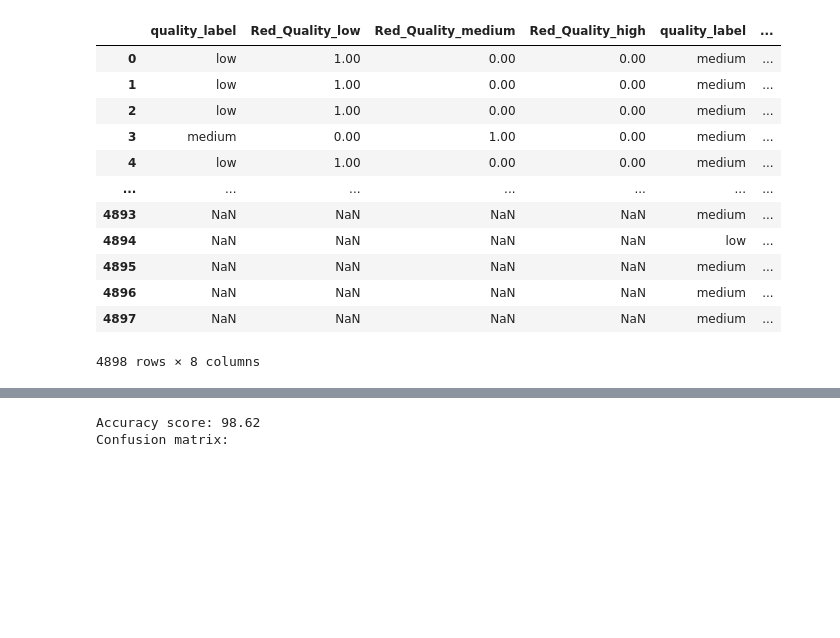
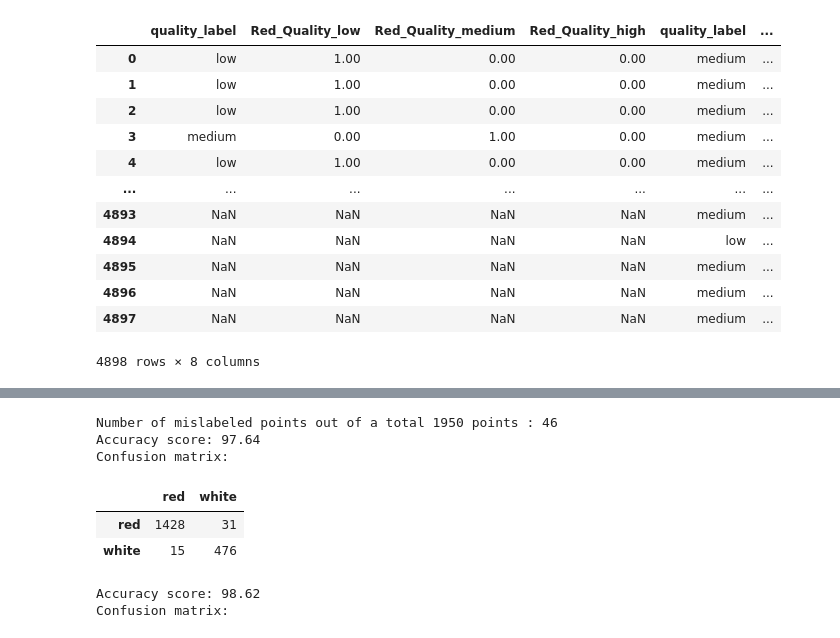
Before and after one commit to lvuduy/BlueBerry-Winery, a Jupyter notebook: PJ2_Sprint1.ipynb, the cells around one changed output, grey strips where cells are left out. Drawn from its saved outputs; the diff is of its cells as text; code cells hidden in the pictures; blank space fills up the shorter version.

```diff
--- a/PJ2_Sprint1.ipynb
+++ b/PJ2_Sprint1.ipynb
@@ -1534,2 +1606,52 @@ Cross-Validation: [-0.10127394 -0.16794382 -0.12403473 -0.13397283 -0.14322297]
 [figure]
+# %%
+#Modelling OneHotEncoder Naive Bayes Algorithm
+
+from sklearn.naive_bayes import GaussianNB
+
+wines_mod = wines.drop(["quality", "quality_label"], axis=1)
+
+transformer = make_column_transformer((OneHotEncoder(), ['wine_type']),remainder='passthrough')
+transformed = transformer.fit_transform(wines_mod)
+transformed_wines = pd.DataFrame(transformed, columns=transformer.get_feature_names_out())
+#display("OneHotEncoder: ", transformed_wines)
+
+#--> the features we will keep to build our model
+X_feat = transformed [:,2:]
+X_featpd = pd.DataFrame(X_feat)
+#print("Input Features:")
+#display(X_featpd)
+#y target --> what you're trying to predict
+y_pre = transformed [:,0]
+y_prepd = pd.DataFrame(y_pre)
+#print("Predicted Output Wine Type:")
+#display(y_prepd)
+
+X_train, X_test, Y_train, Y_test = train_test_split(X_feat,y_pre, test_size= 0.30, random_state= 1, shuffle= True)
+
+# fit scaler on training data
+norm = MinMaxScaler().fit(X_train,Y_train)
+# transform training data
+X_train_norm = norm.transform(X_train)
+# transform testing data
+X_test_norm = norm.transform(X_test)
+
+gnb = GaussianNB()
+y_pred = gnb.fit(X_train_norm, Y_train).predict(X_test_norm)
+print("Number of mislabeled points out of a total %d points : %d" % (X_test.shape[0], (Y_test != y_pred).sum()))
+
+print("Accuracy score: %.2f" %(accuracy_score(Y_test, y_pred)*100))
+
+print("Confusion matrix:")
+labels = np.unique(Y_test)
+a = confusion_matrix(Y_test, y_pred, labels=labels)
+a = pd.DataFrame(a, index=("red", "white"), columns=("red", "white"))
+display(a)
+# %% [output]
+Number of mislabeled points out of a total 1950 points : 46
+Accuracy score: 97.64
+Confusion matrix:
+|  | red | white |
+| red | 1428 | 31 |
+| white | 15 | 476 |
 # %%
```
Also changed, not shown: parts of 24 cells of this notebook, 1 other file.
